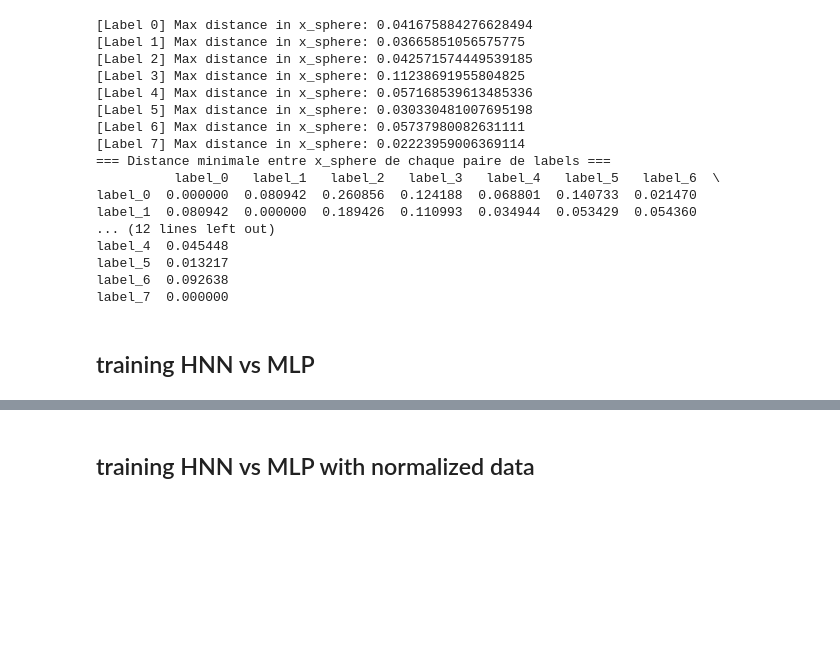
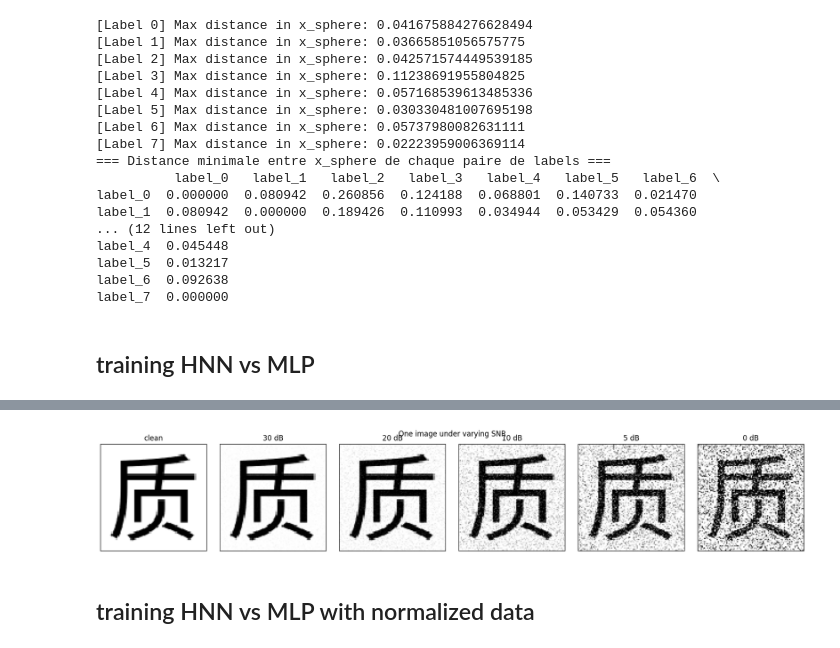
Before and after one commit to EtiNL/HNN, a Jupyter notebook: notebooks/Pattern_recognition.ipynb, the cells around one changed output, grey strips where cells are left out. Drawn from its saved outputs; the diff is of its cells as text; code cells hidden in the pictures; blank space fills up the shorter version.

```diff
--- a/Pattern_recognition.ipynb
+++ b/notebooks/Pattern_recognition.ipynb
@@ -378,3 +661,61 @@ Training complete.
+# %%
+import numpy as np
+import matplotlib.pyplot as plt
+
+def _pil_to_phi(img_pil):
+    arr = (255.0 - np.array(img_pil)) / 255.0  # [0,1], foreground≈1
+    return arr.astype(np.float32)
+
+def show_image_across_snr(df, snr_db_list=(np.inf, 30, 20, 10, 5, 0), idx=None, seed=0):
+    """
+    Show the same test image at multiple SNRs on one figure.
+    - df: your DataFrame with columns ['image','scale', ...]
+    - snr_db_list: iterable like (inf,30,20,10,5,0)
+    - idx: optional integer index into the test subset (scale != 1.0). If None, pick the first one.
+    """
+    rng = np.random.default_rng(seed)
+
+    # pick a test image (any scale != 1.0)
+    mask_test = ~np.isclose(df["scale"].to_numpy(), 1.0)
+    test_idxs = np.where(mask_test)[0]
+    if len(test_idxs) == 0:
+        raise ValueError("No test images with scale != 1.0 found.")
+    if idx is None:
+        idx = int(test_idxs[8])
+    elif idx not in test_idxs:
+        raise ValueError("Provided idx is not a test image (scale != 1.0).")
+
+    img = df.loc[idx, "image"]
+    phi = _pil_to_phi(img)  # clean in [0,1]
+    P_sig = float(np.mean(phi**2))  # signal power
+
+    n = len(snr_db_list)
+    fig, axes = plt.subplots(1, n, figsize=(2.8*n, 2.8), constrained_layout=True)
+
+    if n == 1:
+        axes = [axes]
+
+    for ax, snr_db in zip(axes, snr_db_list):
+        if np.isinf(snr_db):
+            noisy = phi
+            title = "clean"
+        else:
+            sigma = np.sqrt(P_sig * 10.0**(-snr_db/10.0))
+            noise = rng.normal(0.0, sigma, size=phi.shape).astype(np.float32)
+            noisy = np.clip(phi + noise, 0.0, 1.0)
+            title = f"{int(snr_db)} dB"
+
+        ax.imshow(1.0 - noisy, cmap="gray", vmin=0.0, vmax=1.0)
+        ax.set_title(title)
+        ax.set_xticks([]); ax.set_yticks([])
+
+    fig.suptitle("One image under varying SNR", y=1.02)
+    plt.show()
+
+# Example call:
+show_image_across_snr(df, snr_db_list=(np.inf, 30, 20, 10, 5, 0), idx=None, seed=42)
+# %% [output]
+[figure, added]
 # %% [markdown]
 ## training HNN vs MLP with normalized data
 # %%
```
Also changed, not shown: parts of 9 cells of this notebook, 9 other files.
